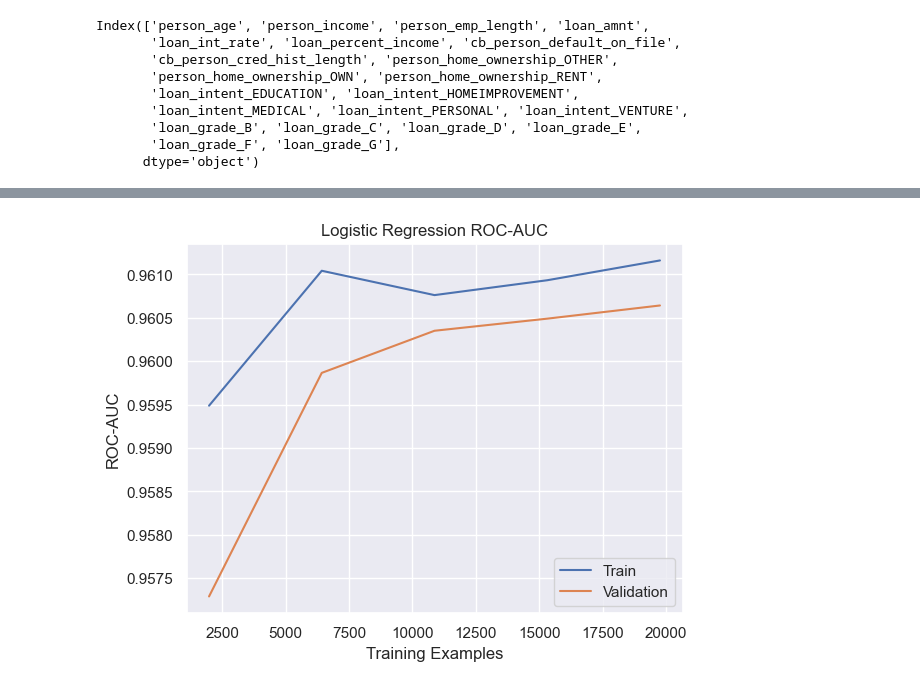
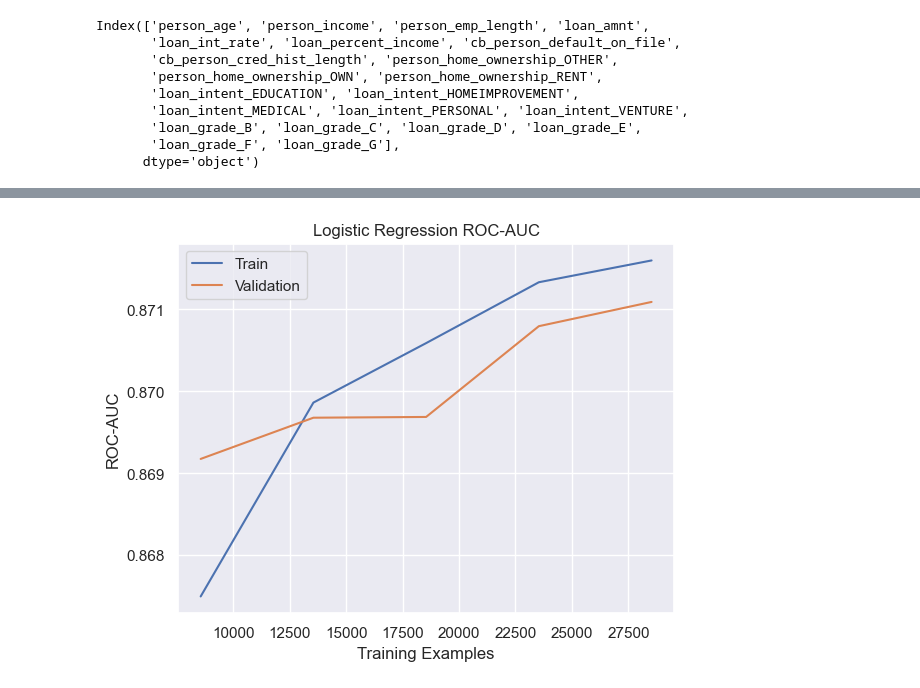
Before and after one commit to imdeadlock/Credit_Risk_Loan_Default_Prediction, a Jupyter notebook: Credit_Risk_Default.ipynb, the cells around one changed output, grey strips where cells are left out. Drawn from its saved outputs; the diff is of its cells as text; code cells hidden in the pictures.

```diff
--- a/Credit_Risk_Default.ipynb
+++ b/Credit_Risk_Default.ipynb
@@ -423,7 +428,7 @@ dtype: int64
 categorical_features = ['person_home_ownership', 'loan_intent', 'loan_grade']
 credit_data['cb_person_default_on_file']=credit_data['cb_person_default_on_file'].astype(bool)
 # %%
-credit_data = pd.get_dummies(credit_data, columns=categorical_features, drop_first=True)
+credit_data = pd.get_dummies(credit_data, columns=categorical_features, drop_first=True,dtype=int)
 # %%
 credit_data
 # %% [output]
@@ -518,0 +541,18 @@ Confusion Matrix: [[4732  447]
+# %%
+logreg = LogisticRegression(
+    max_iter=1000,
+    random_state=11
+)
+logreg.fit(X_train_resampled, y_train_resampled)
+
+
+y_probs = logreg.predict_proba(X_test)[:, 1]
+
+custom_threshold = 0.38
+y_pred = (y_probs >= custom_threshold).astype(int)
+
+# Evaluation
+print(classification_report(y_test, y_pred))
+print("ROC-AUC:", roc_auc_score(y_test, y_probs))  # ROC still uses probs
+print("Accuracy:", accuracy_score(y_test, y_pred))
+print("Confusion Matrix:\n", confusion_matrix(y_test, y_pred))
@@ -560,17 +637,22 @@ Test ROC-AUC: 0.9615
 # %%
+from sklearn.model_selection import StratifiedKFold
+
+cv = StratifiedKFold(n_splits=5, shuffle=True, random_state=42)
+
 train_sizes, train_scores, test_scores = learning_curve(
-    logreg, X_train, y_train, cv=5,
-    scoring='roc_auc', n_jobs=-1,
-    train_sizes=np.linspace(0.1, 1.0, 5)
+    logreg, X_train_resampled, y_train_resampled,
+    cv=cv, scoring='roc_auc', n_jobs=-1,
+    train_sizes=np.linspace(0.3, 1.0, 5)
 )
+
 
 plt.plot(train_sizes, np.mean(train_scores, axis=1), label='Train')
 plt.plot(train_sizes, np.mean(test_scores, axis=1), label='Validation')
 plt.xlabel("Training Examples")
 plt.ylabel("ROC-AUC")
 plt.title("Logistic Regression ROC-AUC")
 plt.legend()
 plt.savefig("learning_curve_lr.png", dpi=300, bbox_inches='tight')
 plt.show()
 # %% [output]
-[figure, old version]
+[figure, new version]
```
Also changed, not shown: parts of 31 cells of this notebook.
